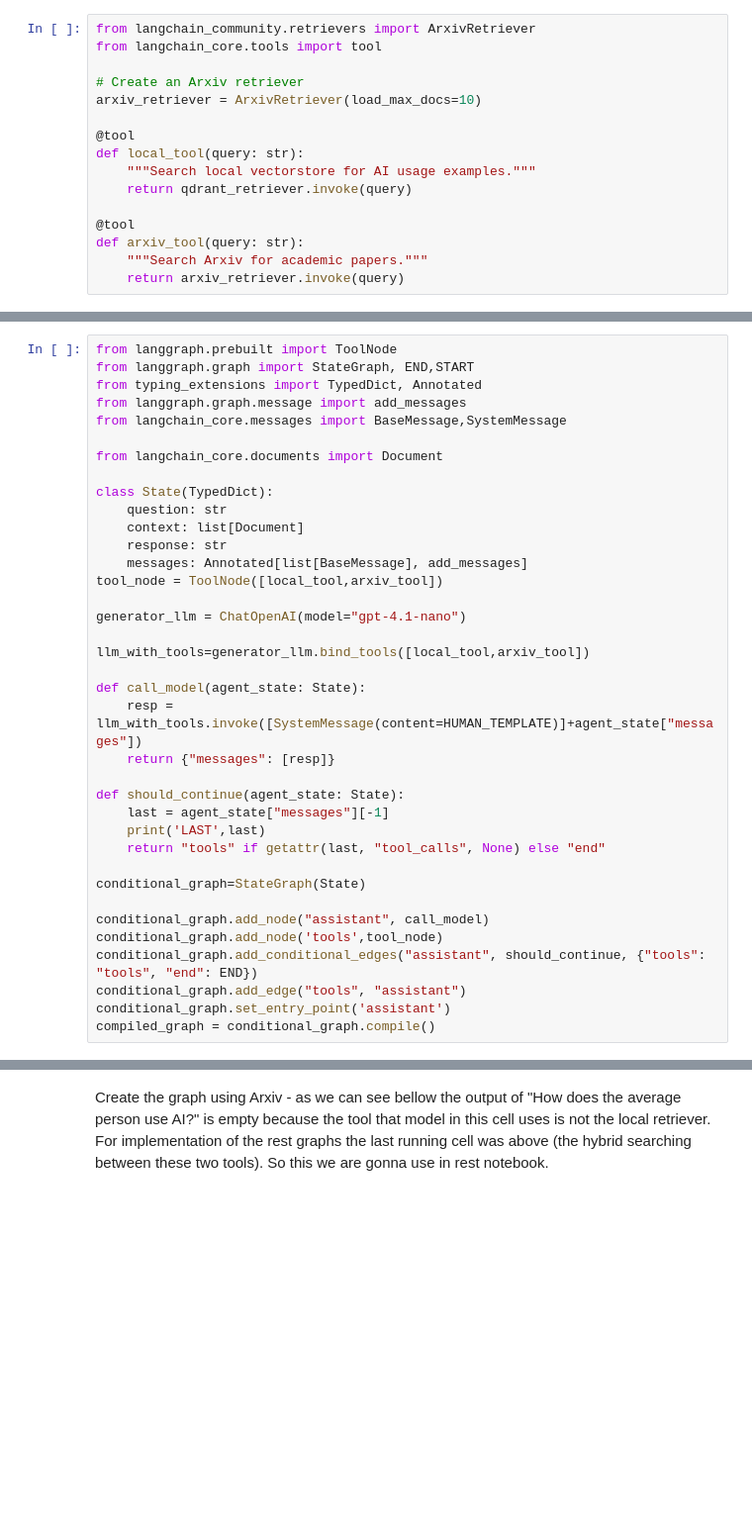
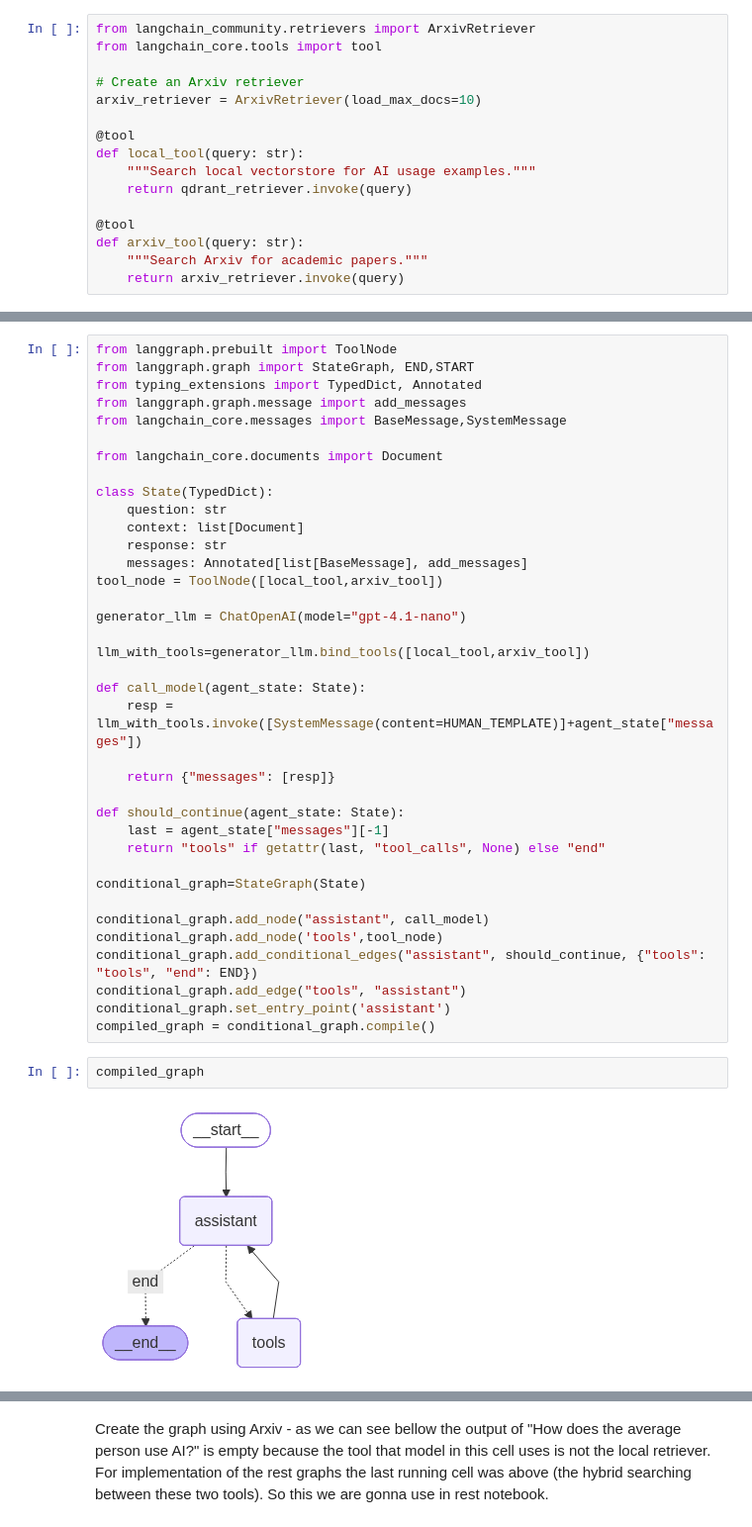
Before and after one commit to nickmits/AI08, a Jupyter notebook: 06_Multi_Agent_with_LangGraph/Multi_Agent_RAG_LangGraph.ipynb, the cells around one changed output, grey strips where cells are left out. Shown at 99% size. Saved outputs shown, nothing was run; the diff lists cells and outputs as text; blank space fills up the shorter version.

```diff
--- a/06_Multi_Agent_with_LangGraph/Multi_Agent_RAG_LangGraph.ipynb
+++ b/06_Multi_Agent_with_LangGraph/Multi_Agent_RAG_LangGraph.ipynb
@@ -226,11 +233,11 @@ llm_with_tools=generator_llm.bind_tools([local_tool,arxiv_tool])
 
 def call_model(agent_state: State):
     resp = llm_with_tools.invoke([SystemMessage(content=HUMAN_TEMPLATE)]+agent_state["messages"])
+
     return {"messages": [resp]}
 
 def should_continue(agent_state: State):
     last = agent_state["messages"][-1]
-    print('LAST',last)
     return "tools" if getattr(last, "tool_calls", None) else "end"
 
 conditional_graph=StateGraph(State)
@@ -241,6 +248,10 @@ conditional_graph.add_conditional_edges("assistant", should_continue, {"tools":
 conditional_graph.add_edge("tools", "assistant")
 conditional_graph.set_entry_point('assistant')
 compiled_graph = conditional_graph.compile()
+# %%
+compiled_graph
+# %% [output]
+[figure, added]
 # %%
 from langchain_core.messages import HumanMessage
 
```
Also changed, not shown: parts of 24 cells of this notebook, 2 other files.
